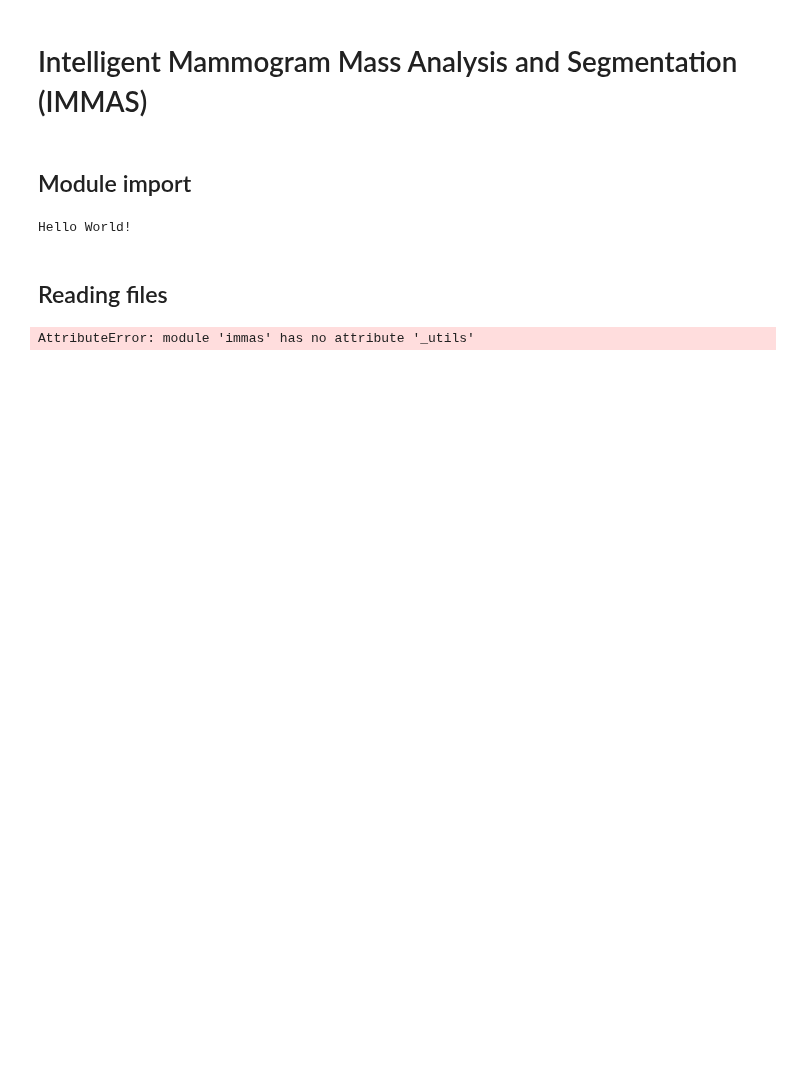
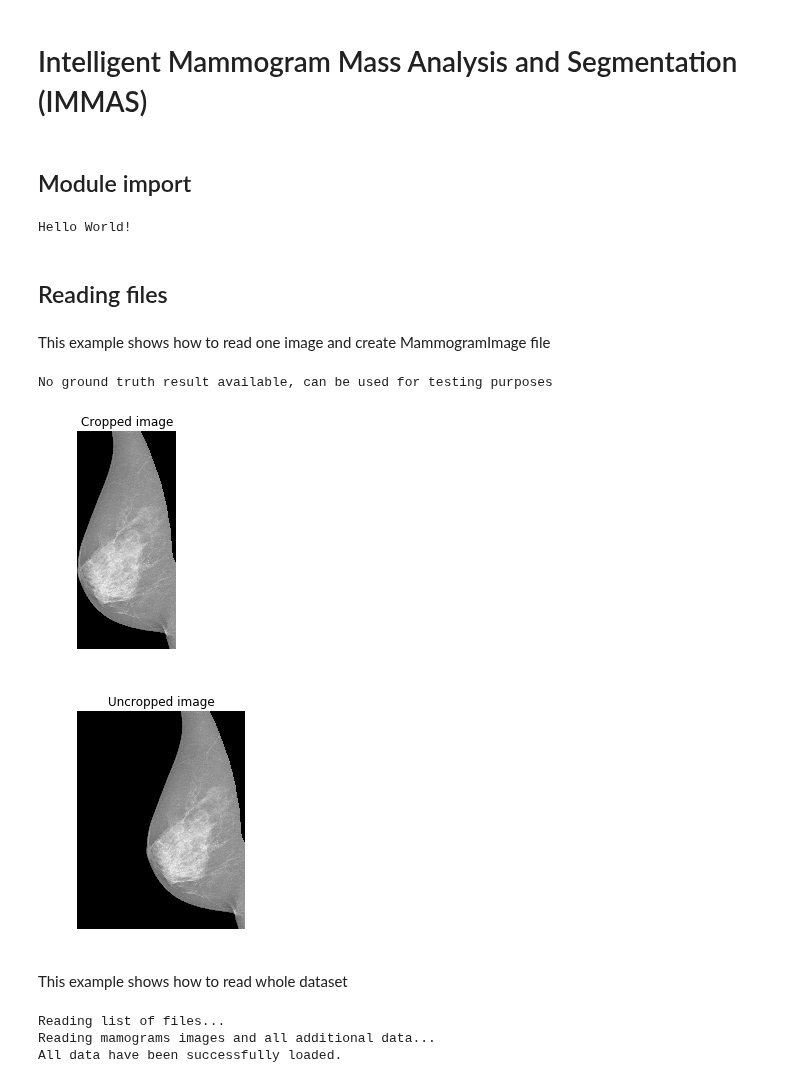
Before and after one commit to OlehKSS/IMMAS, a Jupyter notebook: examples/Basic functionality.ipynb, the cells around one changed output. Saved outputs shown, nothing was run; the diff lists cells and outputs as text; code cells hidden in the pictures; blank space fills up the shorter version.

Commit message:
Jupyter-notebook examples created

```diff
--- a/examples/Basic functionality.ipynb
+++ b/examples/Basic functionality.ipynb
@@ -10,7 +13,50 @@ immas.test()
 Hello World!
 # %% [markdown]
 ## Reading files
-# %%
-immas._utils
-# %% [output]
-AttributeError: module 'immas' has no attribute '_utils'
+# %% [markdown]
+This example shows how to read one image and create MammogramImage file
+# %%
+from immas import MammogramImage
+
+path_image = "../dataset/images/20587080_b6a4f750c6df4f90_MG_R_ML_ANON.tif"
+path_mask = "../dataset/masks/20587080_b6a4f750c6df4f90_MG_R_ML_ANON.png"
+pectoral_muscle = "../dataset/pectoral_muscle_masks/20587080_b6a4f750c6df4f90_MG_R_ML_ANON.tif"
+
+# contructor will automatically read data, if contrary not specified
+# pectoral muscle will be removed from image if we have corresponding mask available
+mm = MammogramImage(path_image, path_mask, pmuscle_mask_path=pectoral_muscle)
+
+# check whether this image has ground truth segmentation result available
+if mm.image_ground_truth:
+    print('Ground truth available, can be used for training')
+else:
+    print('No ground truth result available, can be used for testing purposes')
+
+# attribute .image_data contains actual image cropped according to the masks
+plt.imshow(mm.image_data, cmap="gray")
+plt.axis('off')
+plt.title('Cropped image')
+plt.show()
+
+#attribute .image_data contains actual image cropped according to the masks
+plt.imshow(mm.uncropped_image, cmap="gray")
+plt.axis('off')
+plt.title('Uncropped image')
+plt.show()
+# %% [output]
+No ground truth result available, can be used for testing purposes
+[figure, added]
+[figure, added]
+# %% [markdown]
+This example shows how to read whole dataset
+# %%
+from immas.io import read_dataset
+
+data_set = read_dataset(image_folder="../dataset/images",
+            mask_folder="../dataset/masks",
+            results_folder="../dataset/groundtruth",
+            pmuscle_mask_folder="../dataset/pectoral_muscle_masks")
+# %% [output]
+Reading list of files...
+Reading mamograms images and all additional data...
+All data have been successfully loaded.
```
Also changed, not shown: parts of 3 cells of this notebook, 1 other file.
